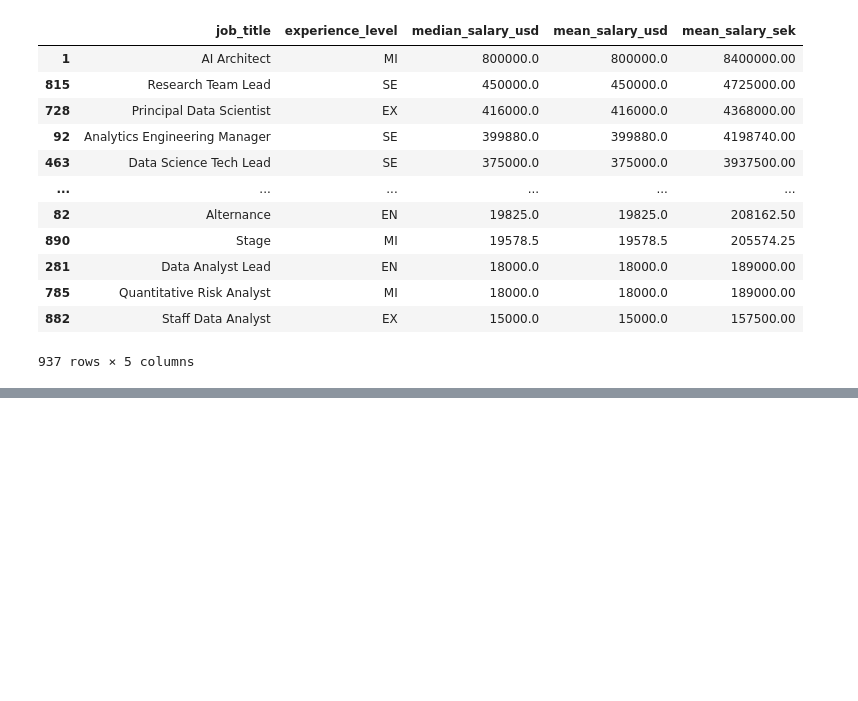
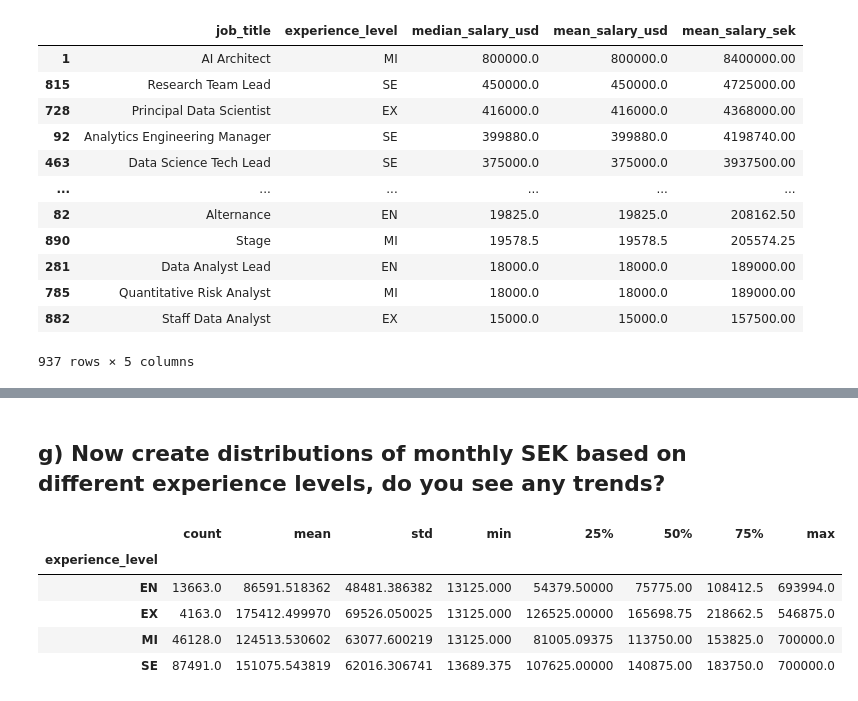
Before and after one commit to glennart8/ai_engineering_henrik_pilback, a Jupyter notebook: Exercises/exercise_0_1.ipynb, the cells around one changed output, grey strips where cells are left out. Cells and saved outputs as stored; diff of their text form; code cells hidden in the pictures; blank space fills up the shorter version.

```diff
--- a/Exercises/exercise_0_1.ipynb
+++ b/Exercises/exercise_0_1.ipynb
@@ -181,0 +228,11 @@ df_grouped
+# %% [markdown]
+##   g) Now create distributions of monthly SEK based on different experience levels, do you see any trends?
+# %%
+df.groupby("experience_level")["salary_sek_per_month"].describe()
+# %% [output]
+|  | count | mean | std | min | 25% | 50% | 75% | max |
+| experience_level |  |  |  |  |  |  |  |  |
+| EN | 13663.0 | 86591.518362 | 48481.386382 | 13125.000 | 54379.50000 | 75775.00 | 108412.5 | 693994.0 |
+| EX | 4163.0 | 175412.499970 | 69526.050025 | 13125.000 | 126525.00000 | 165698.75 | 218662.5 | 546875.0 |
+| MI | 46128.0 | 124513.530602 | 63077.600219 | 13125.000 | 81005.09375 | 113750.00 | 153825.0 | 700000.0 |
+| SE | 87491.0 | 151075.543819 | 62016.306741 | 13689.375 | 107625.00000 | 140875.00 | 183750.0 | 700000.0 |
```
Also changed, not shown: parts of 13 cells of this notebook.
